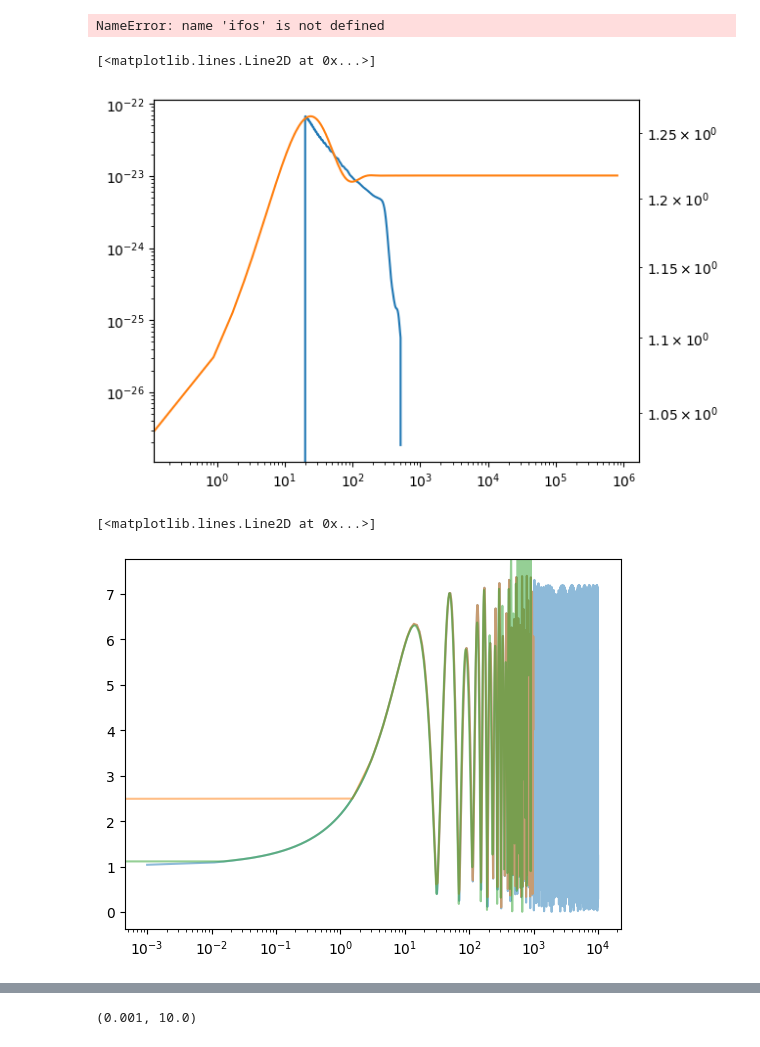
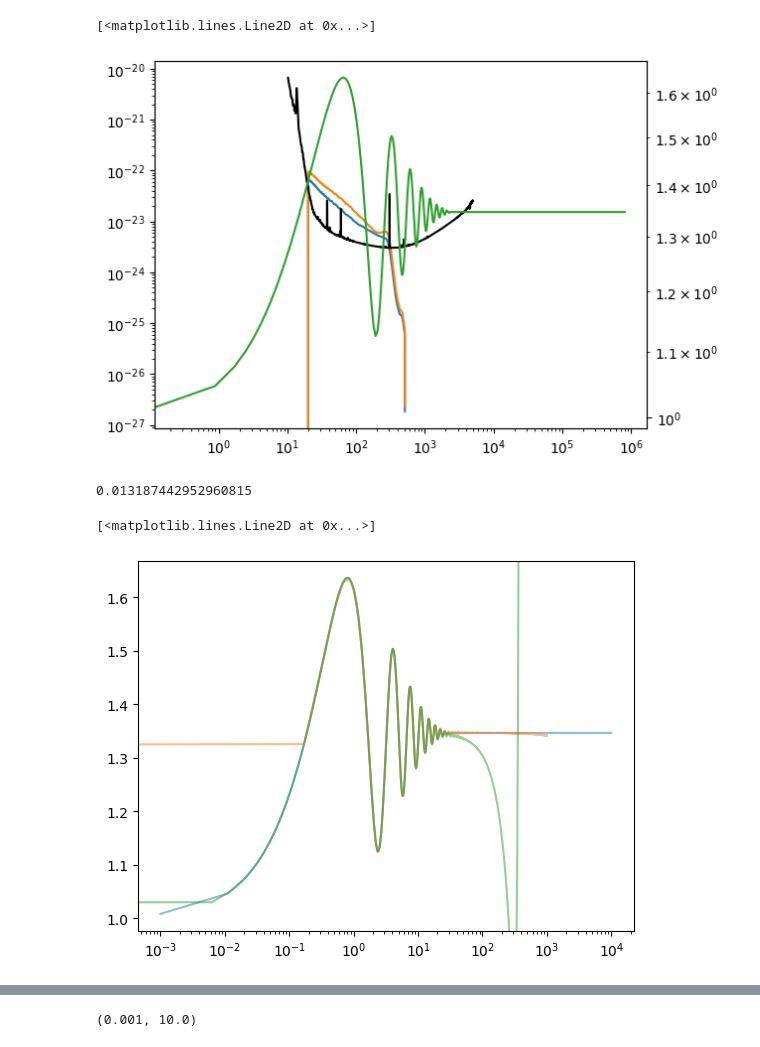
Before and after one commit to mhycheung/glworia, a Jupyter notebook: load_interp_simple.ipynb, the cells around one changed output, grey strips where cells are left out. Cells and saved outputs as stored; diff of their text form; code cells hidden in the pictures.

```diff
--- a/load_interp_simple.ipynb
+++ b/load_interp_simple.ipynb
@@ -17,26 +17,26 @@ from bilby_scripts.waveform import *
 # %%
 import matplotlib.pyplot as plt
 # %%
-lp_name = 'x_c'
+lp_name = 'kappa'
 
 settings = {
     'lens_param_name': lp_name,
     'y_low': 0.1,
     'y_high': 5.0,
-    lp_name + '_low': 0.,
-    lp_name + '_high': 1.,
-    'N_grid': 31,
-    'N_grid_strong': 61,
-    'N_crit': 61,
-    'N': 200,
-    'lens_model_name': 'CIS',
+    'lp_low': 0.1,
+    'lp_high': 10.0,
+    'N_grid': 101,
+    'N_grid_strong': 201,
+    'N_crit': 201,
+    'N': 100,
+    'lens_model_name': 'NFW',
 
     'T0_max': 1000,
 
     'y_low_im': 0.1,
     'y_high_im': 5.0,
-    lp_name + '_low_im': 0.,
-    lp_name + '_high_im': 1.,
+    'lp_low_im': 0.1,
+    'lp_high_im': 10.0,
     'N_grid_im': 201,
     'N_crit_im': 201,
 
@@ -49,8 +49,8 @@ interpolators = load_interpolators('./interpolation', **settings)
 # %%
 interpolators = load_interpolators('./interpolation', **settings)
 w_interp = np.linspace(0.001, 1e4, 10**6)
-y_interp = 0.1
-lp_interp = 0.2
+y_interp = 1.
+lp_interp = 3.0
 # %%
 F, F_g, partitions, T_im, mu_im, u0, u1, u2, u3, um, w1, F1, w2, F2 = F_interp(w_interp, y_interp, lp_interp, interpolators, settings,
              return_geom = True,
@@ -113,7 +113,8 @@ freq = waveform_generator.frequency_array
 Mtow = 8*np.pi*G/c**3*Msun
 MLz = 100
 freq_w = w_interp/MLz/Mtow
-# %%
-ifos[0]
-# %% [output]
-NameError: name 'ifos' is not defined
+# %%
+F_int = np.interp(freq, freq_w, F)
+# %%
+from bilby.gw.detector import PowerSpectralDensity
+psd = PowerSpectralDensity(asd_file='aLIGO_O4_high_asd.txt')
@@ -120,8 +123,10 @@ NameError: name 'ifos' is not defined
 # %%
 fig, ax = plt.subplots()
 ax.loglog(freq, np.abs(strain_dict['plus']))
 ax2 = ax.twinx()
-ax2.loglog(freq_w, np.abs(F), color = 'C1')
+ax2.loglog(freq_w, np.abs(F), color = 'C2')
+ax.loglog(freq, np.abs(strain_dict['plus']*F_int))
+ax.loglog(psd.frequency_array, np.sqrt(psd.psd_array), c = "k")
 # %% [output]
 [<matplotlib.lines.Line2D at 0x...>]
-[figure, old version]
+[figure, new version]
@@ -130,3 +133,10 @@ waveform_generator.
+# %%
+match_hL_h = inner_product(strain_dict['plus']*F_int, strain_dict['plus'], freq, psd)
+match_hL_hL = inner_product(strain_dict['plus']*F_int, strain_dict['plus']*F_int, freq, psd)
+match_h_h = inner_product(strain_dict['plus'], strain_dict['plus'], freq, psd)
+print(1-match_hL_h/np.sqrt(match_h_h*match_hL_hL))
+# %% [output]
+0.013187442952960815
 # %%
 # cut at 1e3
 
@@ -143,7 +153,7 @@ plt.semilogx(w1_cut, np.abs(F1_cut), alpha = 0.5)
 plt.semilogx(w2_cut, np.abs(F2_cut), alpha = 0.5)
 # %% [output]
 [<matplotlib.lines.Line2D at 0x...>]
-[figure, old version]
+[figure, new version]
 # %%
 plt.semilogx(w1_cut, np.angle(F1_cut))
 plt.semilogx(w2_cut, np.angle(F2_cut))
```
Also changed, not shown: parts of 5 cells of this notebook, 11 other files.
